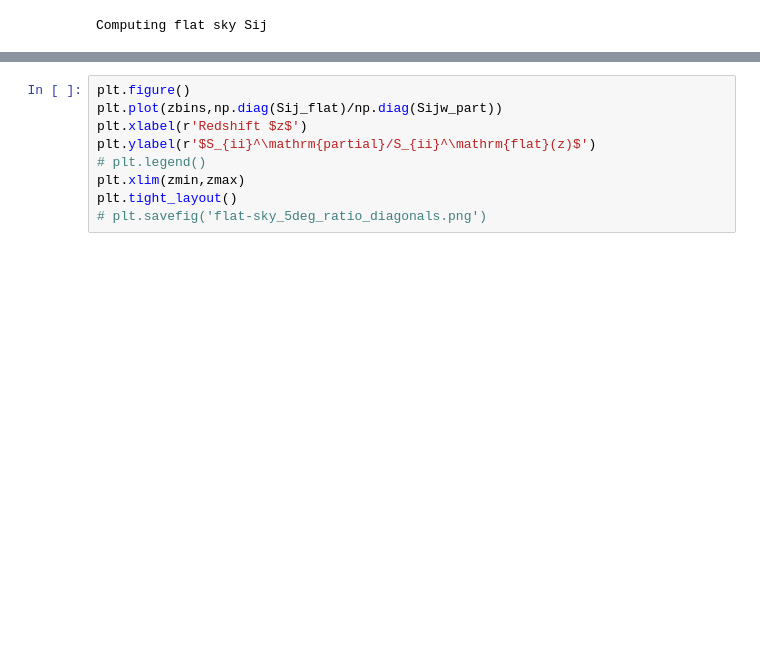
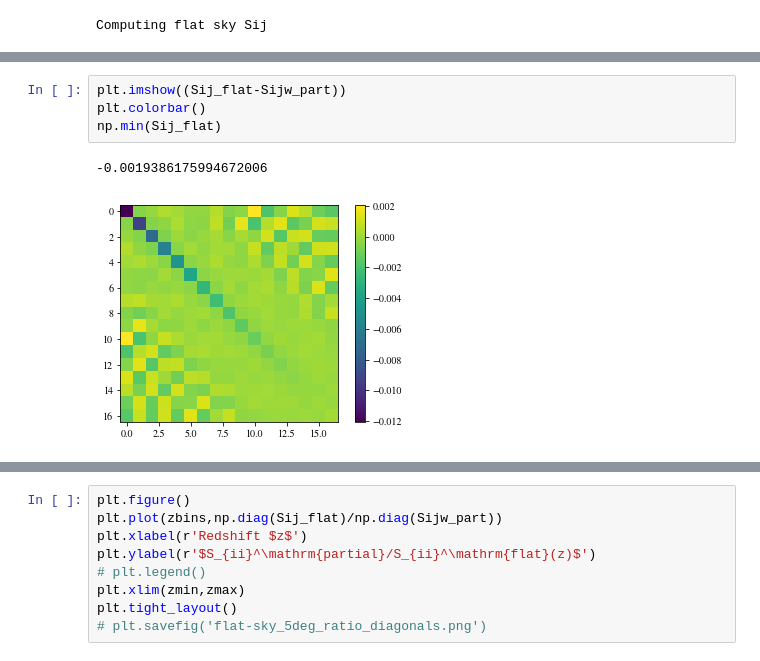
Before and after one commit to fabienlacasa/PySSC, a Jupyter notebook: Partsky_examples.ipynb, the cells around one changed output, grey strips where cells are left out. Drawn from its saved outputs; the diff is of its cells as text; blank space fills up the shorter version.

```diff
--- a/Partsky_examples.ipynb
+++ b/Partsky_examples.ipynb
@@ -1122,0 +1123,7 @@ plt.tight_layout()
+# %%
+plt.imshow((Sij_flat-Sijw_part))
+plt.colorbar()
+np.min(Sij_flat)
+# %% [output]
+-0.0019386175994672006
+[figure, added]
```
Also changed, not shown: parts of 11 cells of this notebook, 1 other file.
